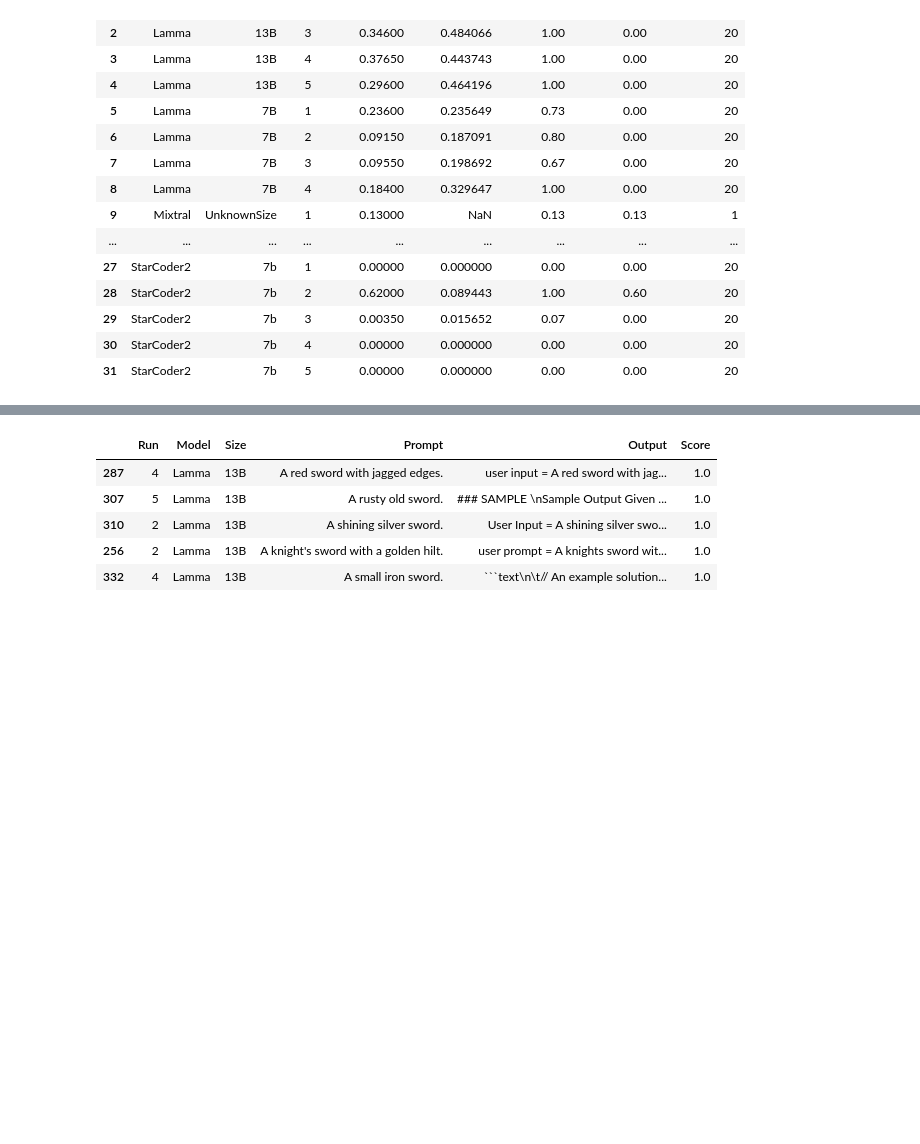
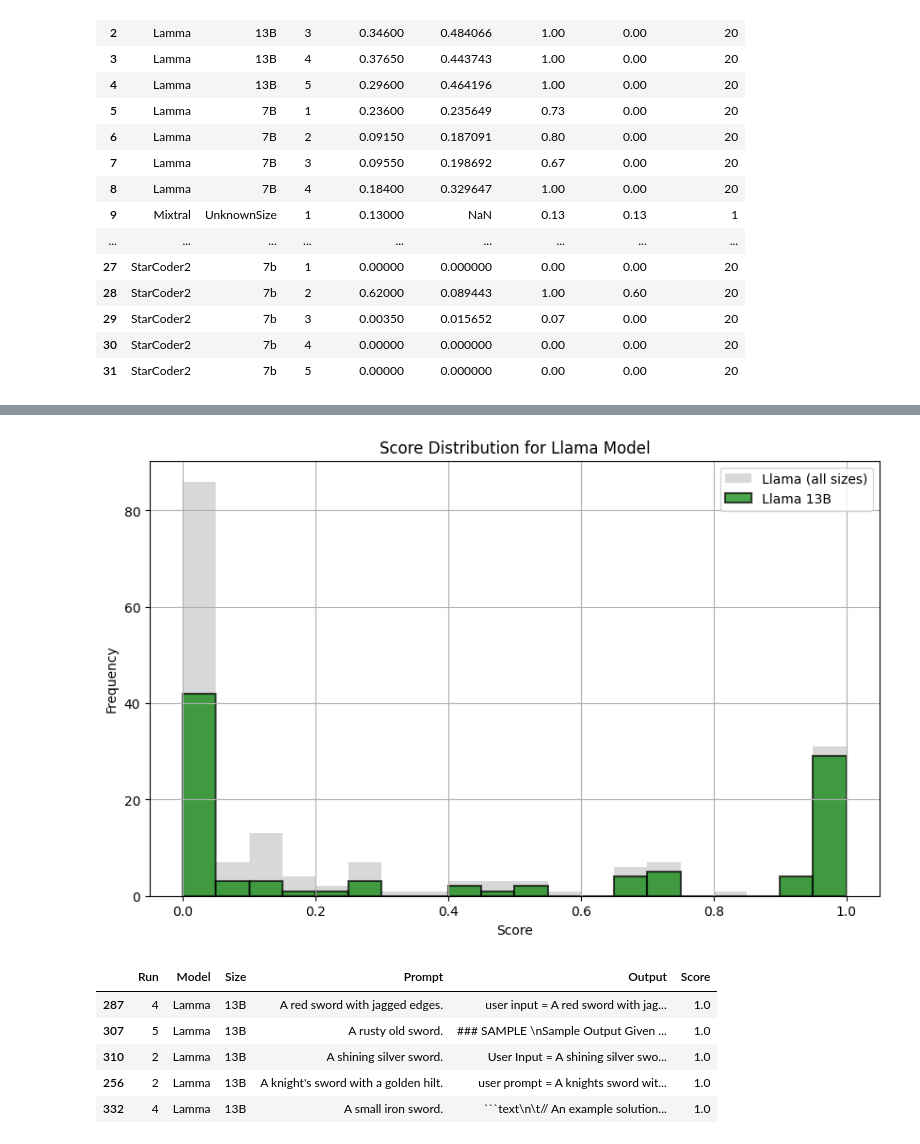
Before and after one commit to CodeKnaap/Talk-and-Chalk---Item-Generation-Capita-Selecta, a Jupyter notebook: Evaluation_Metric.ipynb, the cells around one changed output, grey strips where cells are left out. Drawn from its saved outputs; the diff is of its cells as text; code cells hidden in the pictures; blank space fills up the shorter version.

```diff
--- a/Evaluation_Metric.ipynb
+++ b/Evaluation_Metric.ipynb
@@ -239,6 +333,51 @@ plot_run_distributions(df_detailed)
 # %%
 df_detailed.to_csv('Results_detailed_More_alt_Metric.csv', index=False)
 df_summary.to_csv('Results_summary_More_alt_Metric.csv', index=False)
+# %%
+import matplotlib.pyplot as plt
+import seaborn as sns
+
+def plot_llama_model_distribution_highlight_13B(df_detailed, run=None, use_kde=False):
+    # Standardize naming
+    df_detailed['Model'] = df_detailed['Model'].str.strip().str.lower()
+    df_detailed['Size'] = df_detailed['Size'].astype(str).str.strip()
+
+    # Filter for Lamma/Llama model (all sizes)
+    llama_df = df_detailed[df_detailed['Model'] == 'lamma']
+
+    if run is not None:
+        llama_df = llama_df[llama_df['Run'] == run]
+
+    # Identify 13B entries
+    llama_13b_df = llama_df[llama_df['Size'].str.lower() == '13b']
+
+    if llama_df.empty:
+        print("No data found for the Llama model!")
+        return
+
+    plt.figure(figsize=(10, 6))
+
+    # Plot all Llama data (faded grey)
+    plt.hist(llama_df['Score'], bins=20, alpha=0.3, color='grey', label='Llama (all sizes)', edgecolor=None)
+
+    if not llama_13b_df.empty:
+        # Highlight 13B size data
+        plt.hist(llama_13b_df['Score'], bins=20, alpha=0.7, color='green', edgecolor='black', linewidth=1.5, label='Llama 13B')
+
+    plt.title(f'Score Distribution for Llama Model{" (Run " + str(run) + ")" if run is not None else ""}')
+    plt.xlabel('Score')
+    plt.ylabel('Frequency')
+    plt.legend()
+    plt.grid(True)
+    plt.show()
+
+# Example usage
+# plot_llama_model_distribution_highlight_13B(df_detailed)
+# plot_llama_model_distribution_highlight_13B(df_detailed, run=2)
+# %%
+plot_llama_model_distribution_highlight_13B(df_detailed)
+# %% [output]
+[figure, added]
 # %%
 #Inspection function to randomly draw top and buttom prompts
 import random
```
Also changed, not shown: parts of 4 cells of this notebook.
